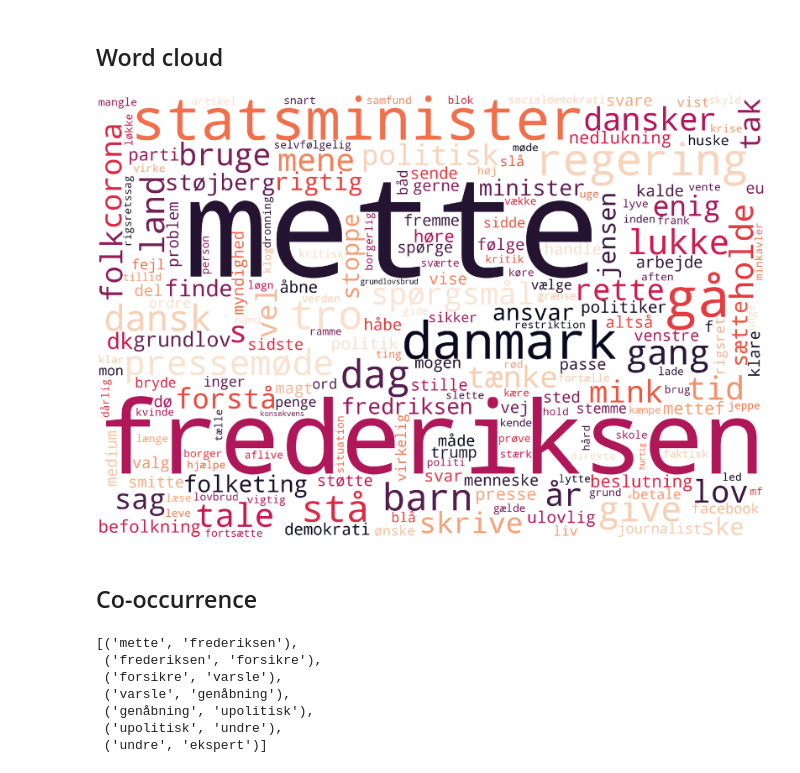
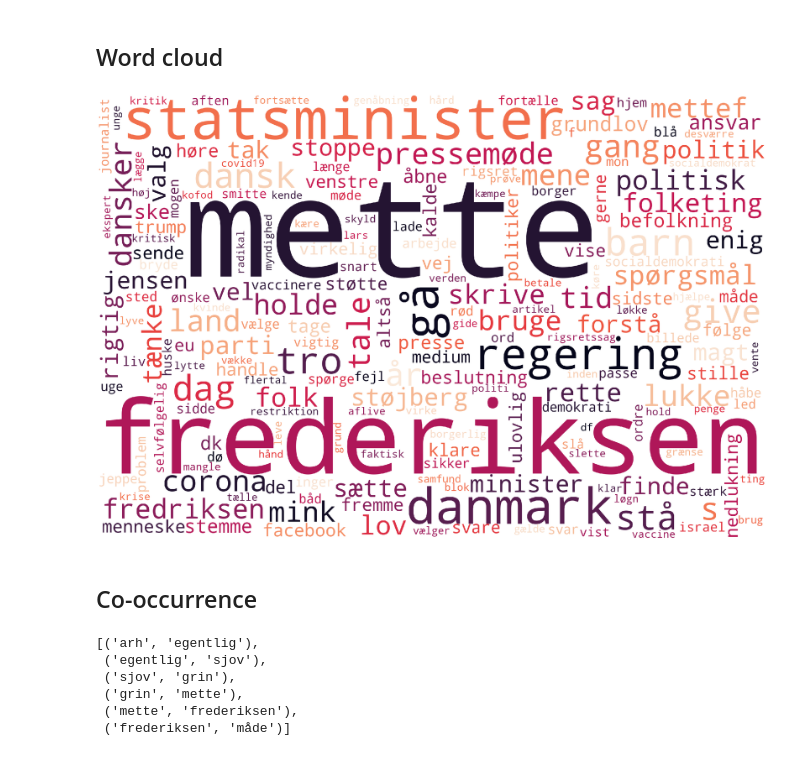
Before and after one commit to centre-for-humanities-computing/hope-mette-frederiksen, a Jupyter notebook: explore_twitter_data.ipynb, the cells around one changed output. Cells and saved outputs as stored; diff of their text form; code cells hidden in the pictures.

```diff
--- a/explore_twitter_data.ipynb
+++ b/explore_twitter_data.ipynb
@@ -71,6 +77,0 @@ def remove_mentions(row):
-# %%
-df["mentioneless_text"] = df.apply(lambda row: remove_mentions(row), axis = 1)
-df["text50"] = df["mentioneless_text"].str[0:50]
-df["dupe50"] = df["text50"].duplicated(keep = "first")
-ic(len(df[df["dupe50"] == True]))
-df = df[df["dupe50"] == False].reset_index()
@@ -113,6 +125 @@ def get_tweet_frequencies(df):
-# %%
-# Create a column which is just date
-df["date"] = pd.to_datetime(df["created_at"], utc=True).dt.strftime('%Y-%m-%d')
-
-freq_df = get_tweet_frequencies(df)
 # %%
@@ -347,22 +199,0 @@ fig.show()
-# %%
-import numpy as np
-import pandas as pd
-import seaborn as sns
-from matplotlib.pyplot import show
-sns.set(style="white")
-
-palette = ["#000000", "#E69F00", "#56B4E9", "#009E73", "#F0E442", "#0072B2", "#D55E00", "#CC79A7"]
-
-g = sns.jointplot(co_df["Mette Frederiksen"], co_df["@Statsmin"],
-                  kind="kde", color = palette[5],
-                  height=7, space=0,
-                  fill=True)
-x0, x1 = g.ax_joint.get_xlim()
-y0, y1 = g.ax_joint.get_ylim()
-lims = [max(x0, y0), min(x1, y1)]
-g.ax_joint.plot(lims, lims, ':k')
-
-plot_name = "fig/twitter_MF_against_statsmin.png"
-fig.savefig(plot_name)
-
-show()
@@ -641,3 +369,6 @@ texts = MF_freq_df["tokens_string"]
+# %%
+df["tokens_string"] = df["tokens_string"].astype(str)
+texts = df["tokens_string"]
 # %%
 import string
 
@@ -805,14 +477,14 @@ def plot_cloud(wordcloud):
 # %%
 # Import package
 from wordcloud import WordCloud, STOPWORDS
 # Generate word cloud
 wordcloud = WordCloud(width = 3000, height = 2000, random_state=1,
                       background_color='white', colormap="rocket",
-                      collocations=False, stopwords = stop_words).generate(texts)
+                      collocations=False).generate(texts)
 # Plot
 plot_cloud(wordcloud)
 # %% [output]
-[figure, old version]
+[figure, new version]
 # %% [markdown]
 ## Co-occurrence
 # %%
@@ -835,19 +507,17 @@ warnings.filterwarnings("ignore", category=DeprecationWarning)
 # %%
 # Create list of lists containing bigrams in tweets
 #terms_bigram = list(bigrams(wordlist))
-terms_bigram = [list(bigrams(tweet)) for tweet in MF_freq_df['tokens_list']]
-#terms_bigram = [list(bigrams(tweet)) for tweet in df['tokens_no_stop']]
+terms_bigram = [list(bigrams(tweet)) for tweet in df['tokens_list']]
 
 # View bigrams for the first tweet
 terms_bigram[0]
 # %% [output]
-[('mette', 'frederiksen'),
- ('frederiksen', 'forsikre'),
- ('forsikre', 'varsle'),
- ('varsle', 'genåbning'),
- ('genåbning', 'upolitisk'),
- ('upolitisk', 'undre'),
- ('undre', 'ekspert')]
+[('arh', 'egentlig'),
+ ('egentlig', 'sjov'),
+ ('sjov', 'grin'),
+ ('grin', 'mette'),
+ ('mette', 'frederiksen'),
+ ('frederiksen', 'måde')]
 # %%
 # Flatten list of bigrams in clean tweets
 bigrams = list(itertools.chain(*terms_bigram))
```
Also changed, not shown: parts of 57 cells of this notebook, 26 other files.
